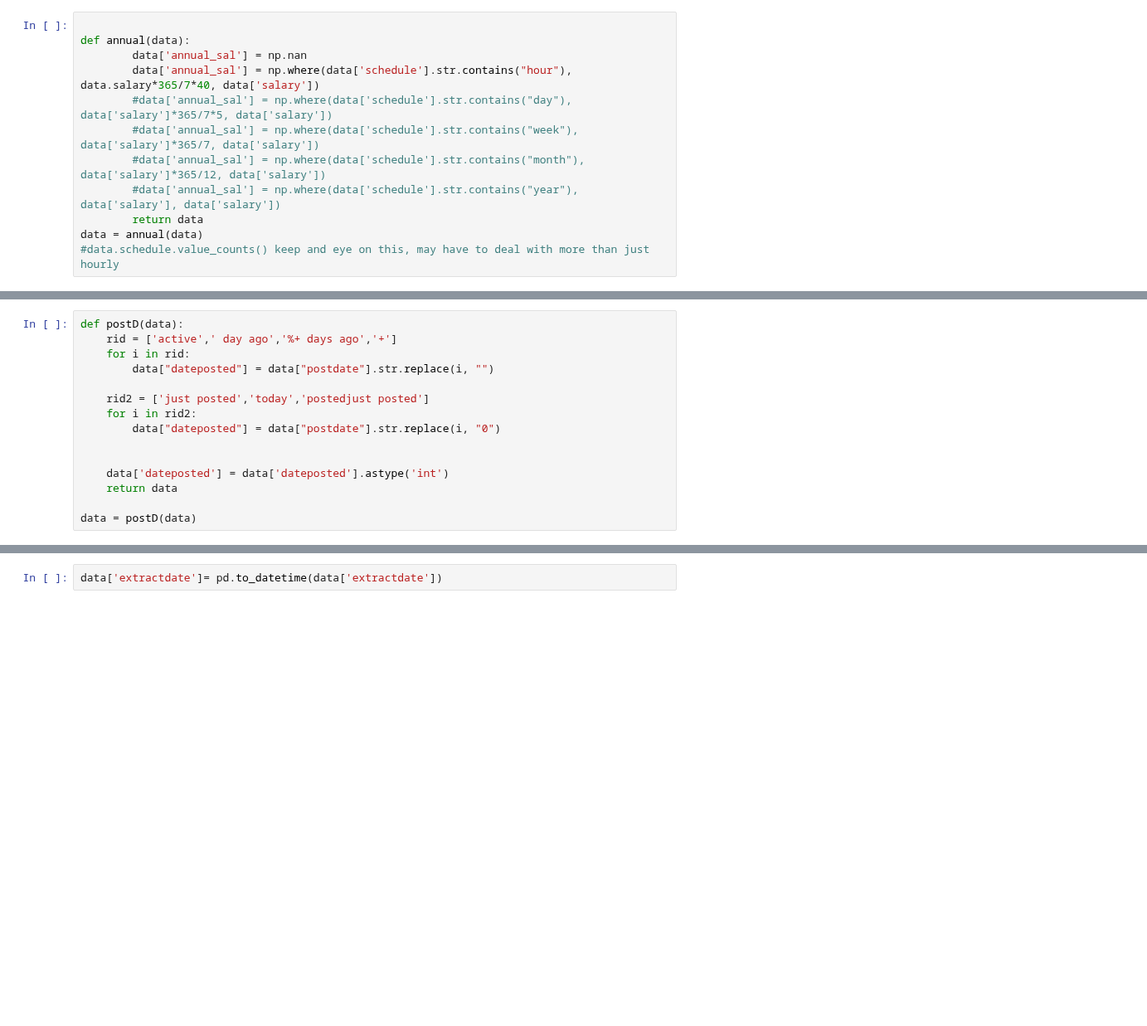
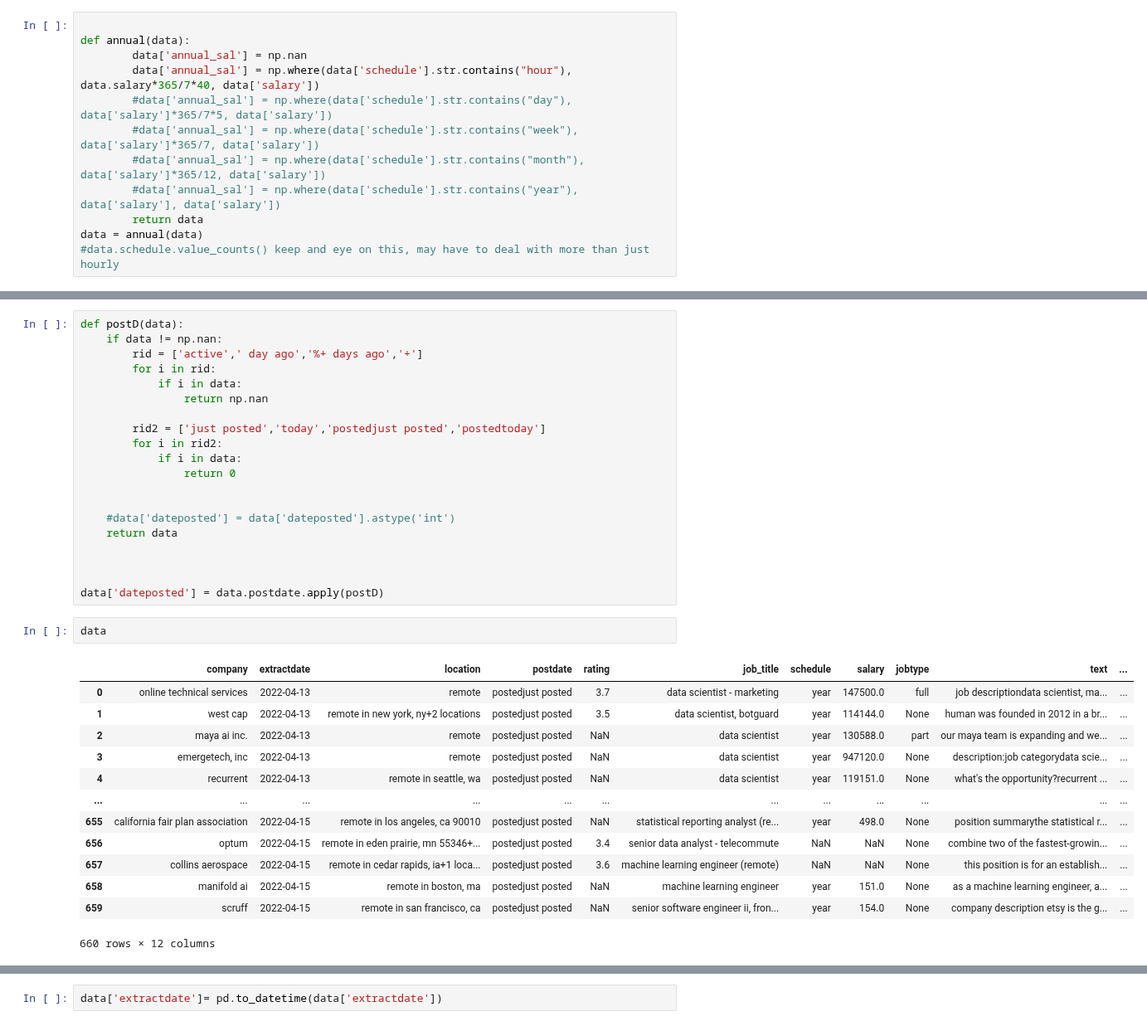
Before and after one commit to 333Kenji/indeedjobscraper, a Jupyter notebook: docs/1_munge.ipynb, the cells around one changed output, grey strips where cells are left out. Shown at 83% size. Cells and saved outputs as stored; diff of their text form; blank space fills up the shorter version.

```diff
--- a/docs/1_munge.ipynb
+++ b/docs/1_munge.ipynb
@@ -365,15 +390,36 @@ data = annual(data)
 # %%
 def postD(data):
-    rid = ['active',' day ago','%+ days ago','+']
-    for i in rid:
-        data["dateposted"] = data["postdate"].str.replace(i, "")
+    if data != np.nan:
+        rid = ['active',' day ago','%+ days ago','+']
+        for i in rid:
+            if i in data:
+                return np.nan
 
-    rid2 = ['just posted','today','postedjust posted']
-    for i in rid2:
-        data["dateposted"] = data["postdate"].str.replace(i, "0")
+        rid2 = ['just posted','today','postedjust posted','postedtoday']
+        for i in rid2:
+            if i in data:
+                return 0
 
 
-    data['dateposted'] = data['dateposted'].astype('int')
+    #data['dateposted'] = data['dateposted'].astype('int')
     return data
 
-data = postD(data)
+
+
+data['dateposted'] = data.postdate.apply(postD)
+# %%
+data
+# %% [output]
+|  | company | extractdate | location | postdate | rating | job_title | schedule | salary | jobtype | text | ... |
+| 0 | online technical services | 2022-04-13 | remote | postedjust posted | 3.7 | data scientist - marketing | year | 147500.0 | full | job descriptiondata scientist, ma... | ... |
+| 1 | west cap | 2022-04-13 | remote in new york, ny+2 locations | postedjust posted | 3.5 | data scientist, botguard | year | 114144.0 | None | human was founded in 2012 in a br... | ... |
+| 2 | maya ai inc. | 2022-04-13 | remote | postedjust posted | NaN | data scientist | year | 130588.0 | part | our maya team is expanding and we... | ... |
+| 3 | emergetech, inc | 2022-04-13 | remote | postedjust posted | NaN | data scientist | year | 947120.0 | None | description:job categorydata scie... | ... |
+| 4 | recurrent | 2022-04-13 | remote in seattle, wa | postedjust posted | NaN | data scientist | year | 119151.0 | None | what's the opportunity?recurrent ... | ... |
+| ... | ... | ... | ... | ... | ... | ... | ... | ... | ... | ... | ... |
+| 655 | california fair plan association | 2022-04-15 | remote in los angeles, ca 90010 | postedjust posted | NaN | statistical reporting analyst (re... | year | 498.0 | None | position summarythe statistical r... | ... |
+| 656 | optum | 2022-04-15 | remote in eden prairie, mn 55346+... | postedjust posted | 3.4 | senior data analyst - telecommute | NaN | NaN | None | combine two of the fastest-growin... | ... |
+| 657 | collins aerospace | 2022-04-15 | remote in cedar rapids, ia+1 loca... | postedjust posted | 3.6 | machine learning engineer (remote) | NaN | NaN | None | this position is for an establish... | ... |
+| 658 | manifold ai | 2022-04-15 | remote in boston, ma | postedjust posted | NaN | machine learning engineer | year | 151.0 | None | as a machine learning engineer, a... | ... |
+| 659 | scruff | 2022-04-15 | remote in san francisco, ca | postedjust posted | NaN | senior software engineer ii, fron... | year | 154.0 | None | company description etsy is the g... | ... |
+660 rows × 12 columns
```
Also changed, not shown: parts of 17 cells of this notebook.
